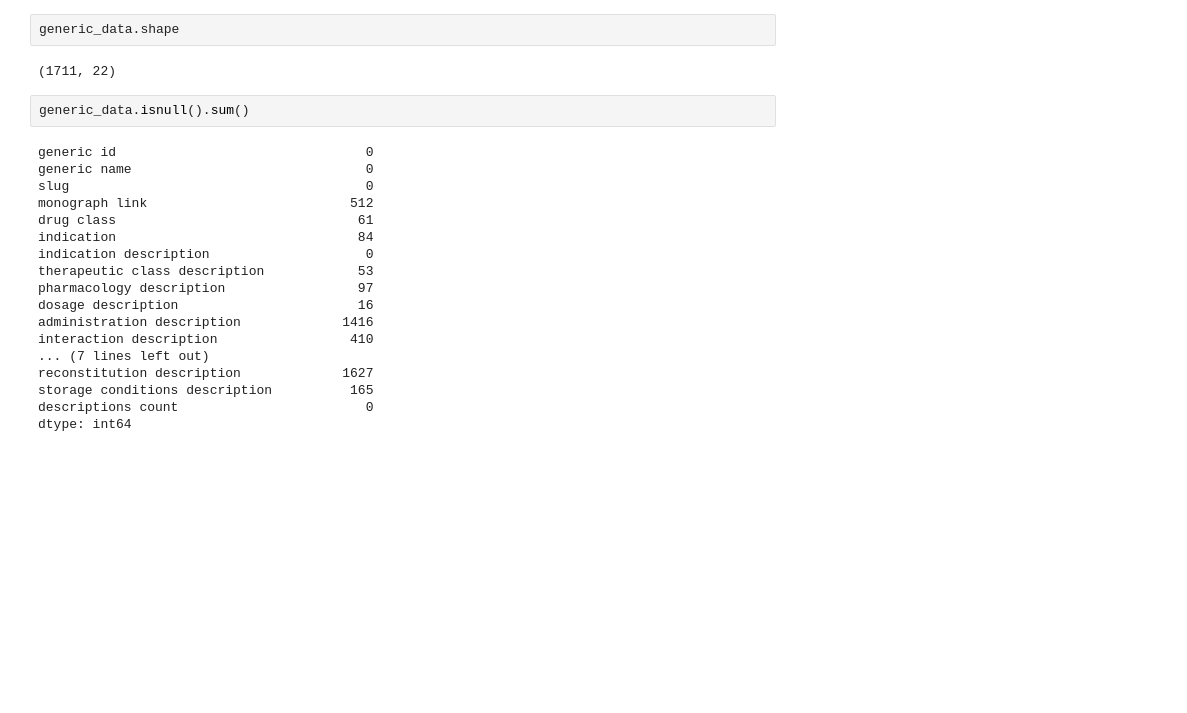
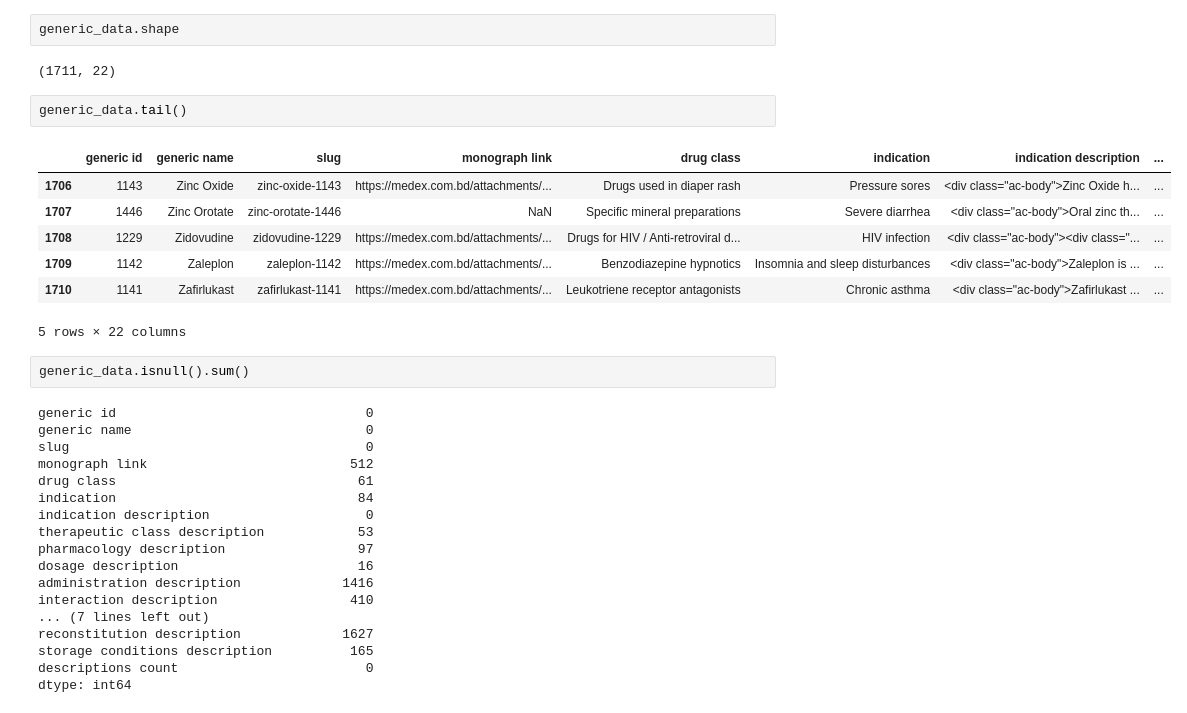
Before and after one commit to Team-Version-Vikings/drug, a Jupyter notebook: model.ipynb, the cells around one changed output. Drawn from its saved outputs; the diff is of its cells as text; blank space fills up the shorter version.

```diff
--- a/model.ipynb
+++ b/model.ipynb
@@ -17,6 +17,16 @@ generic_data.head(5)
 generic_data.shape
 # %% [output]
 (1711, 22)
+# %%
+generic_data.tail()
+# %% [output]
+|  | generic id | generic name | slug | monograph link | drug class | indication | indication description | ... |
+| 1706 | 1143 | Zinc Oxide | zinc-oxide-1143 | https://medex.com.bd/attachments/... | Drugs used in diaper rash | Pressure sores | <div class="ac-body">Zinc Oxide h... | ... |
+| 1707 | 1446 | Zinc Orotate | zinc-orotate-1446 | NaN | Specific mineral preparations | Severe diarrhea | <div class="ac-body">Oral zinc th... | ... |
+| 1708 | 1229 | Zidovudine | zidovudine-1229 | https://medex.com.bd/attachments/... | Drugs for HIV / Anti-retroviral d... | HIV infection | <div class="ac-body"><div class="... | ... |
+| 1709 | 1142 | Zaleplon | zaleplon-1142 | https://medex.com.bd/attachments/... | Benzodiazepine hypnotics | Insomnia and sleep disturbances | <div class="ac-body">Zaleplon is ... | ... |
+| 1710 | 1141 | Zafirlukast | zafirlukast-1141 | https://medex.com.bd/attachments/... | Leukotriene receptor antagonists | Chronic asthma | <div class="ac-body">Zafirlukast ... | ... |
+5 rows × 22 columns
 # %%
 generic_data.isnull().sum()
 # %% [output]
```
Also changed, not shown: 1 other file.
